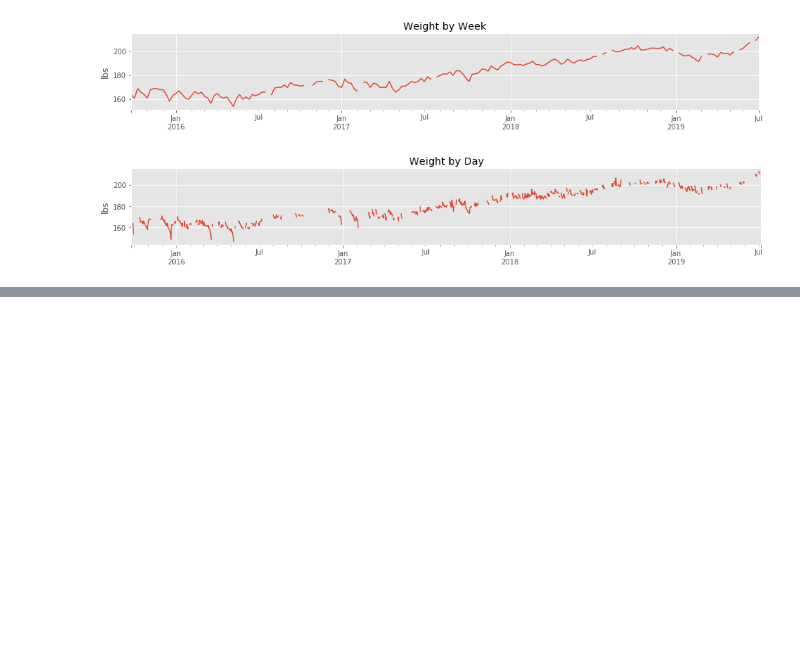
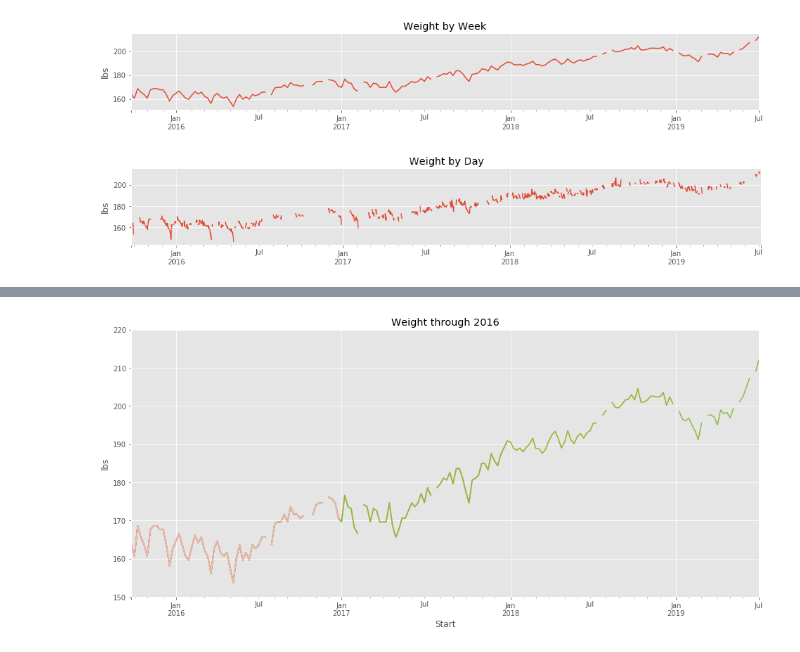
Before and after one commit to idvorkin/jupyter, a Jupyter notebook: Weight Analysis.ipynb, the cells around one changed output, grey strips where cells are left out. Cells and saved outputs as stored; diff of their text form; code cells hidden in the pictures; blank space fills up the shorter version.

Commit message:
Updating weight analysis to include a graph

```diff
--- a/Weight Analysis.ipynb
+++ b/Weight Analysis.ipynb
@@ -87,3 +93,28 @@ for freq in "Month Week Day".split():
 [figure]
 [figure]
 [figure]
+# %%
+dfM = dfW.resample("W").median()
+# %%
+anim_year_base = 2016
+anim_fig_size = (16, 7)
+fig = plt.figure(figsize=anim_fig_size)
+ax = fig.add_subplot(1, 1, 1)
+dfM[:f"{anim_year_base}"].plot(
+    title=f"Title Over Written", figsize=anim_fig_size, ylim=(150, 220), ax=ax
+)
+ax.set_ylabel("lbs")
+ax.set_xlabel("")
+
+
+def animate(i):
+    year = f"{anim_year_base+i}"
+    return dfM[:year].plot(title=f"Weight through {year}").lines
+
+
+anim = animation.FuncAnimation(
+    fig, animate, frames=4, interval=timedelta(seconds=2).seconds * 1000, blit=False
+)
+HTML(anim.to_html5_video())
+# TODO - how to get rid of the initial plot from animate.init() -- no clue.
+# %% [output]
@@ -89,0 +122 @@ for freq in "Month Week Day".split():
+[figure, added]
```
Also changed, not shown: parts of 4 cells of this notebook, 1 other file.
